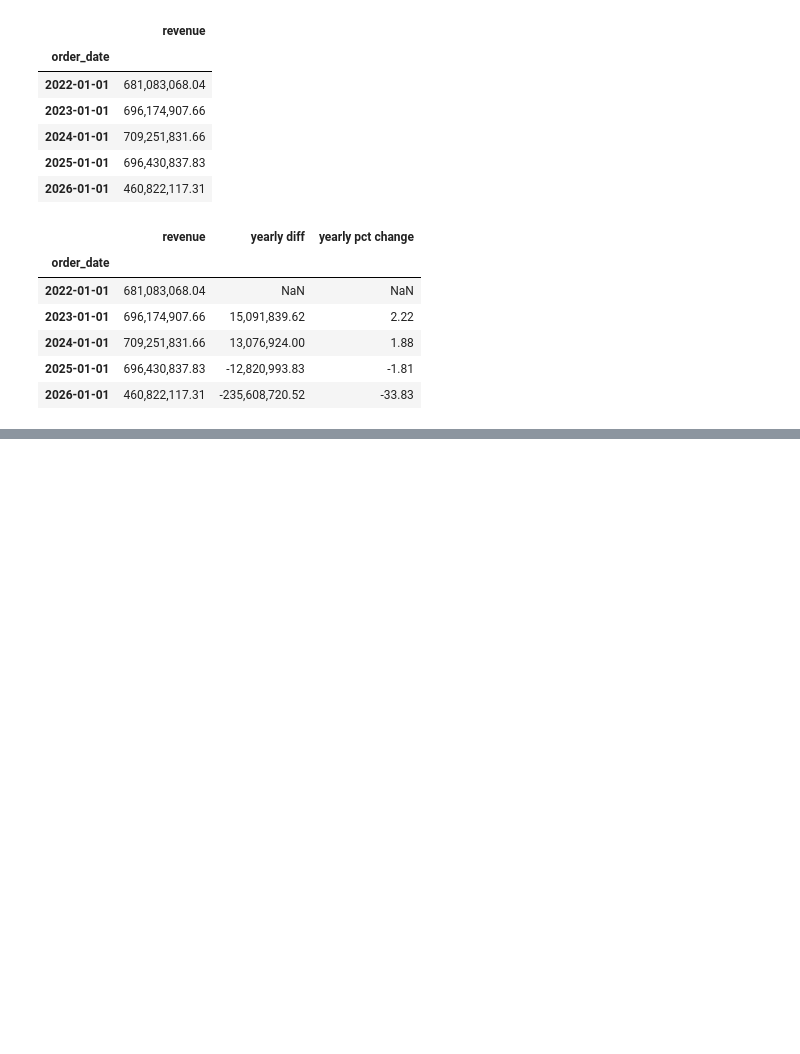
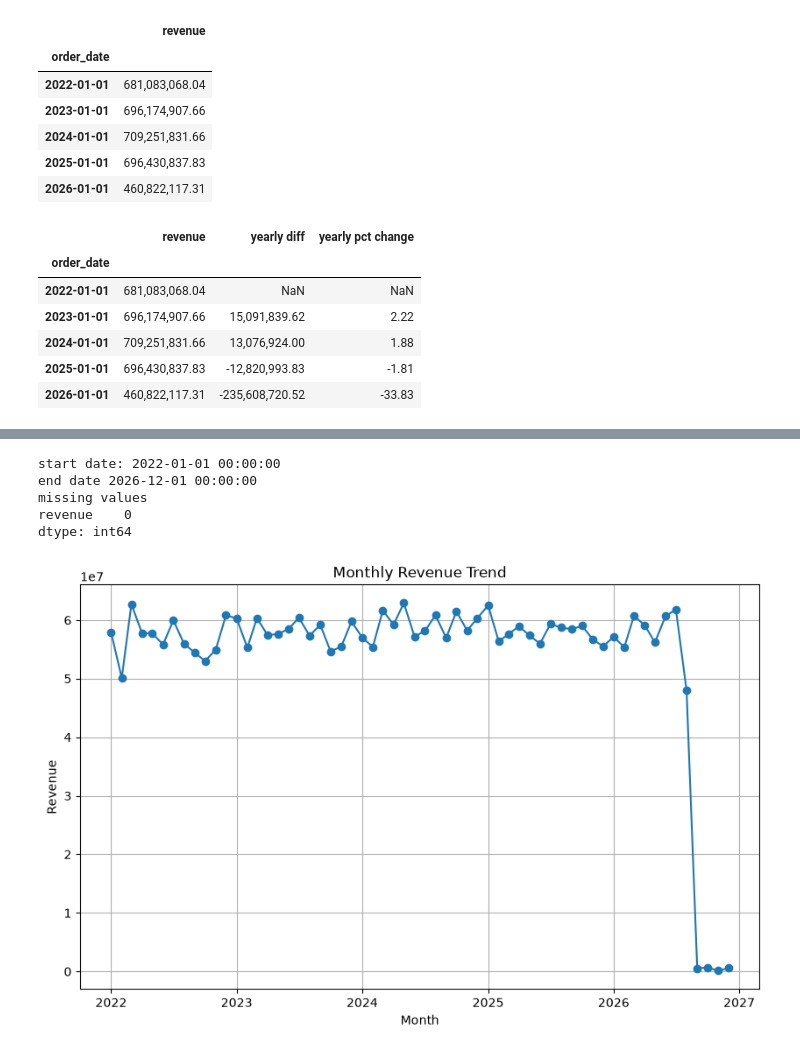
Before and after one commit to piyush8769/messy-ecommerce-analytics-dataset, a Jupyter notebook: Module_3_Data_Transformation.ipynb, the cells around one changed output, grey strips where cells are left out. Cells and saved outputs as stored; diff of their text form; code cells hidden in the pictures; blank space fills up the shorter version.

Commit message:
time series

```diff
--- a/Module_3_Data_Transformation.ipynb
+++ b/Module_3_Data_Transformation.ipynb
@@ -2212,0 +2225,10 @@ yearly_revenue_df
+# %%
+
+# Calculate monthly revenue
+monthly_revenue=time_df['total_amount'].resample('MS').sum()
+
+# Convert Series into DataFrame
+monthly_revenue_df=monthly_revenue.to_frame(name='revenue')
+
+# Display the result
+monthly_revenue_df.head()
@@ -2212,0 +2243,32 @@ yearly_revenue_df
+# %%
+print('start date:' , monthly_revenue_df.index.min())
+print('end date', monthly_revenue_df.index.max())
+
+print('missing values')
+print(monthly_revenue_df.isnull().sum())
+# %% [output]
+start date: 2022-01-01 00:00:00
+end date 2026-12-01 00:00:00
+missing values
+revenue    0
+dtype: int64
+# %%
+# trend analysis using line chart
+
+plt.figure(figsize=(10,6))
+
+plt.plot(
+    monthly_revenue_df.index,
+    monthly_revenue_df['revenue'],
+    label='Monthlly Revenue',
+    marker='o'
+)
+
+plt.title('Monthly Revenue Trend')
+plt.xlabel('Month')
+plt.ylabel('Revenue')
+# plt.legend()
+plt.grid(True)
+plt.show()
+# %% [output]
+[figure, added]
```
Also changed, not shown: parts of 30 cells of this notebook.
